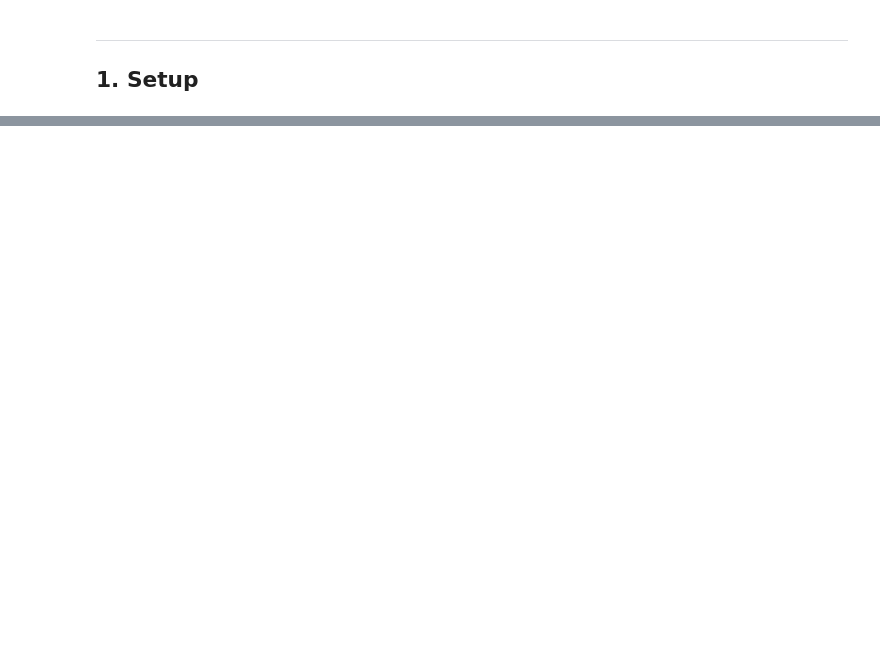
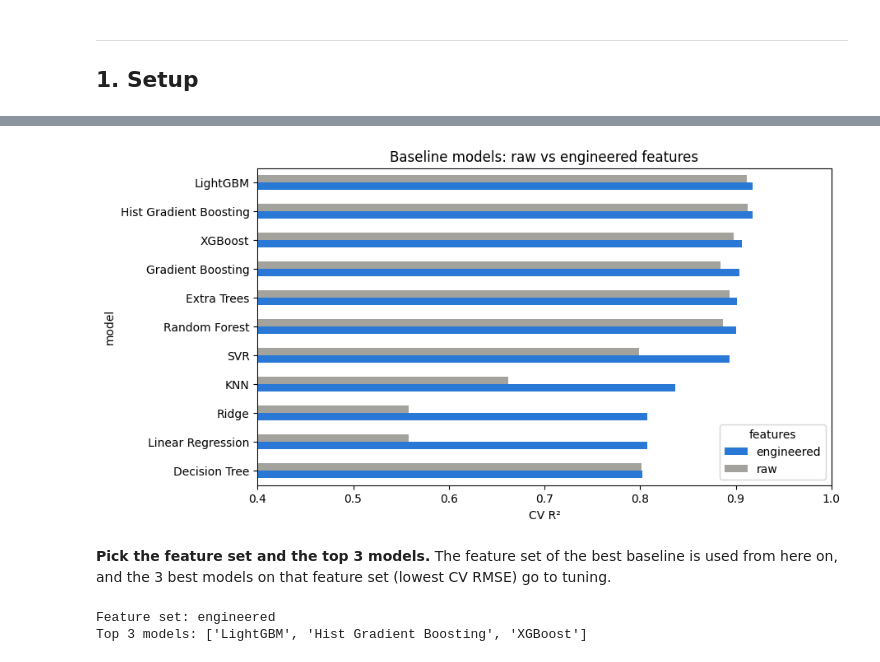
Before and after one commit to YashPame/StrengthCast, a Jupyter notebook: backend/ML/05_Model.ipynb, the cells around one changed output, grey strips where cells are left out. Saved outputs shown, nothing was run; the diff lists cells and outputs as text; code cells hidden in the pictures; blank space fills up the shorter version.

```diff
--- a/backend/ML/05_Model.ipynb
+++ b/backend/ML/05_Model.ipynb
@@ -649,0 +53,13 @@ Saved to                 : models\concrete_strength_model_v2.joblib  (refit on a
+# %%
+data = pd.read_csv(Path('data') / 'splits.csv')
+train = data[data['split'] == 'train'].reset_index(drop=True)
+test = data[data['split'] == 'test'].reset_index(drop=True)
+y_train, y_test = train[TARGET], test[TARGET]
+
+FEATURE_SETS = {
+    'raw': RAW_FEATURES,               # 7 ingredients + age
+    'engineered': MODEL_FEATURES,      # 7 ingredients + log_age, water_binder, water_cement, total_binder
+}
+
+cv = PredefinedSplit(train['fold'])   # the 5 folds saved by 04_DataSplit
+print(f'Train: {len(train)} rows   Test: {len(test)} rows   CV folds: {cv.get_n_splits()}')
@@ -649,0 +94,25 @@ Saved to                 : models\concrete_strength_model_v2.joblib  (refit on a
+# %%
+def baseline_models():
+    return {
+        'Linear Regression': LinearRegression(),
+        'Ridge': Ridge(),
+        'KNN': KNeighborsRegressor(),
+        'SVR': SVR(),
+        'Decision Tree': DecisionTreeRegressor(random_state=SEED),
+        'Random Forest': RandomForestRegressor(random_state=SEED),
+        'Extra Trees': ExtraTreesRegressor(random_state=SEED),
+        'Gradient Boosting': GradientBoostingRegressor(random_state=SEED),
+        'Hist Gradient Boosting': HistGradientBoostingRegressor(random_state=SEED),
+        'XGBoost': XGBRegressor(random_state=SEED, n_jobs=1),
+        'LightGBM': LGBMRegressor(random_state=SEED, n_jobs=1, verbose=-1),
+    }
+
+
+rows = []
+for feature_name, features in FEATURE_SETS.items():
+    for name, estimator in baseline_models().items():
+        rows.append({'model': name, 'features': feature_name, **evaluate_cv(estimator, features)})
+
+baseline = pd.DataFrame(rows).sort_values('CV_RMSE').reset_index(drop=True)
+baseline['overfit_gap'] = baseline['Train_R2'] - baseline['CV_R2']
+baseline
@@ -649,0 +137,22 @@ Saved to                 : models\concrete_strength_model_v2.joblib  (refit on a
+# %%
+pivot = baseline.pivot(index='model', columns='features', values='CV_R2').sort_values('engineered')
+ax = pivot.plot.barh(figsize=(9, 5), color=['#2a78d6', '#a3a29c'])
+ax.set_xlim(0.4, 1.0)
+ax.set_xlabel('CV R²')
+ax.set_title('Baseline models: raw vs engineered features')
+plt.show()
+# %% [output]
+[figure, added]
+# %% [markdown]
+**Pick the feature set and the top 3 models.** The feature set of the best baseline is used from here on,
+and the 3 best models on that feature set (lowest CV RMSE) go to tuning.
+# %%
+FEATURE_NAME = baseline.loc[0, 'features']
+FEATURES = FEATURE_SETS[FEATURE_NAME]
+top3 = baseline[baseline['features'] == FEATURE_NAME].head(3)['model'].tolist()
+
+print('Feature set:', FEATURE_NAME)
+print('Top 3 models:', top3)
+# %% [output]
+Feature set: engineered
+Top 3 models: ['LightGBM', 'Hist Gradient Boosting', 'XGBoost']
```
Also changed, not shown: parts of 69 cells of this notebook, 19 other files.
